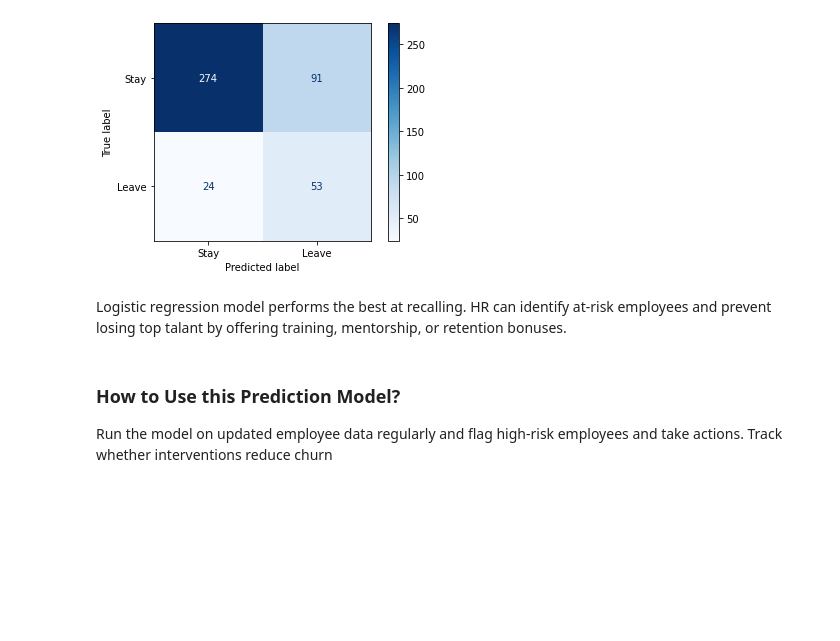
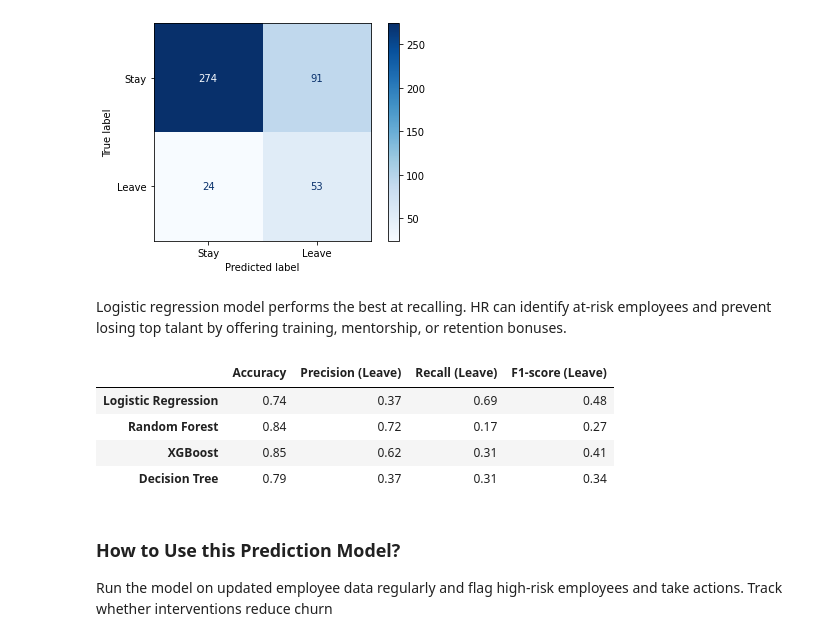
Before and after one commit to mangoann/EmployeeChurnAnalytics, a Jupyter notebook: Churn_Analytics.ipynb, the cells around one changed output. Saved outputs shown, nothing was run; the diff lists cells and outputs as text; code cells hidden in the pictures; blank space fills up the shorter version.

```diff
--- a/Churn_Analytics.ipynb
+++ b/Churn_Analytics.ipynb
@@ -667,24 +664,34 @@ Logistic regression model performs the best at recalling. HR can identify at-ris
 # %%
 models = {
     "Logistic Regression": LogisticRegression(class_weight='balanced', max_iter=1000, random_state=123),
     "Random Forest": RandomForestClassifier(random_state=123),
     "XGBoost": XGBClassifier(eval_metric='logloss', random_state=123),
     "Decision Tree": DecisionTreeClassifier(max_depth = 10, random_state = 123)
 }
 
 results = {}
 for name, model in models.items():
     model.fit(x_train_top20, y_train)
     y_pred = model.predict(x_test_top20)
 
     report = classification_report(y_test, y_pred, output_dict=True)
     accuracy = accuracy_score(y_test, y_pred)
     results[name] = {
         "Accuracy": accuracy,
         "Precision (Leave)": report["1"]["precision"],
         "Recall (Leave)": report["1"]["recall"],
         "F1-score (Leave)": report["1"]["f1-score"]
     }
+
+summary_df = pd.DataFrame(results).T
+summary_df = summary_df.round(2)
+summary_df
+# %% [output]
+|  | Accuracy | Precision (Leave) | Recall (Leave) | F1-score (Leave) |
+| Logistic Regression | 0.74 | 0.37 | 0.69 | 0.48 |
+| Random Forest | 0.84 | 0.72 | 0.17 | 0.27 |
+| XGBoost | 0.85 | 0.62 | 0.31 | 0.41 |
+| Decision Tree | 0.79 | 0.37 | 0.31 | 0.34 |
 # %% [markdown]
 ### How to Use this Prediction Model?
 Run the model on updated employee data regularly and flag high-risk employees and take actions. Track whether interventions reduce churn
```
Also changed, not shown: parts of 1 cell of this notebook.
